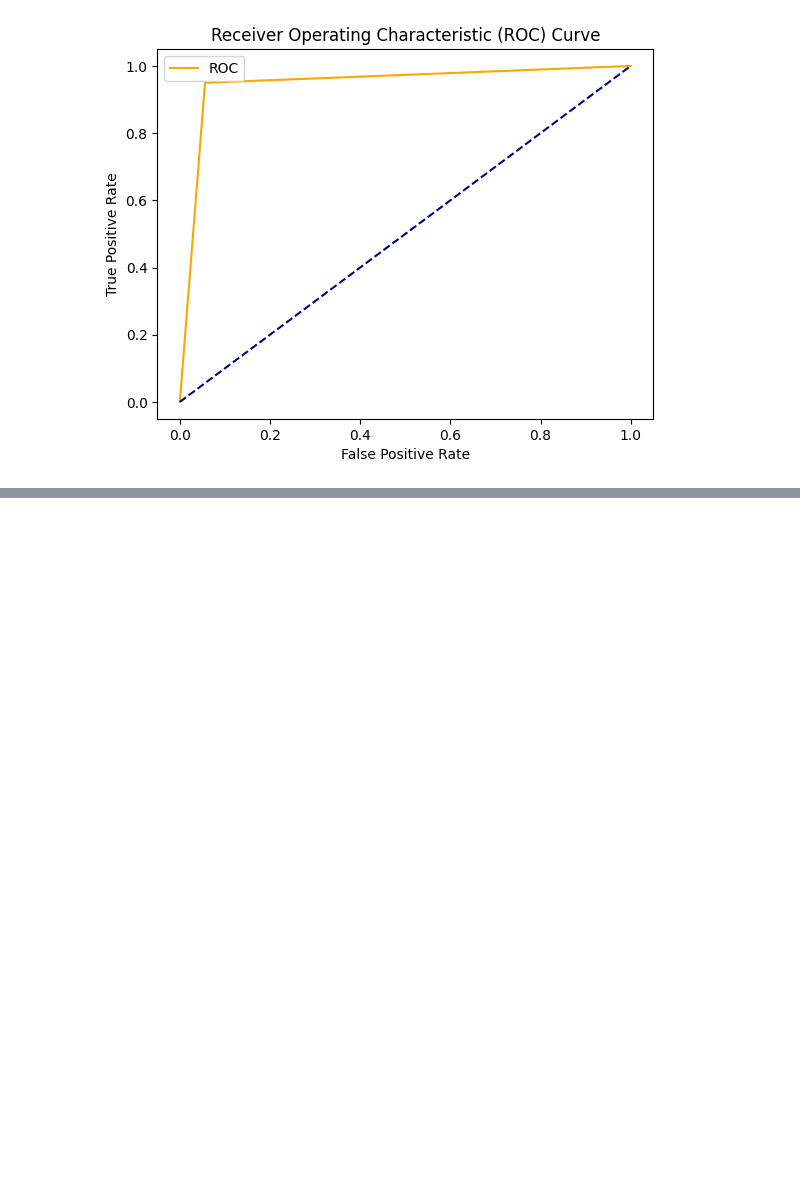
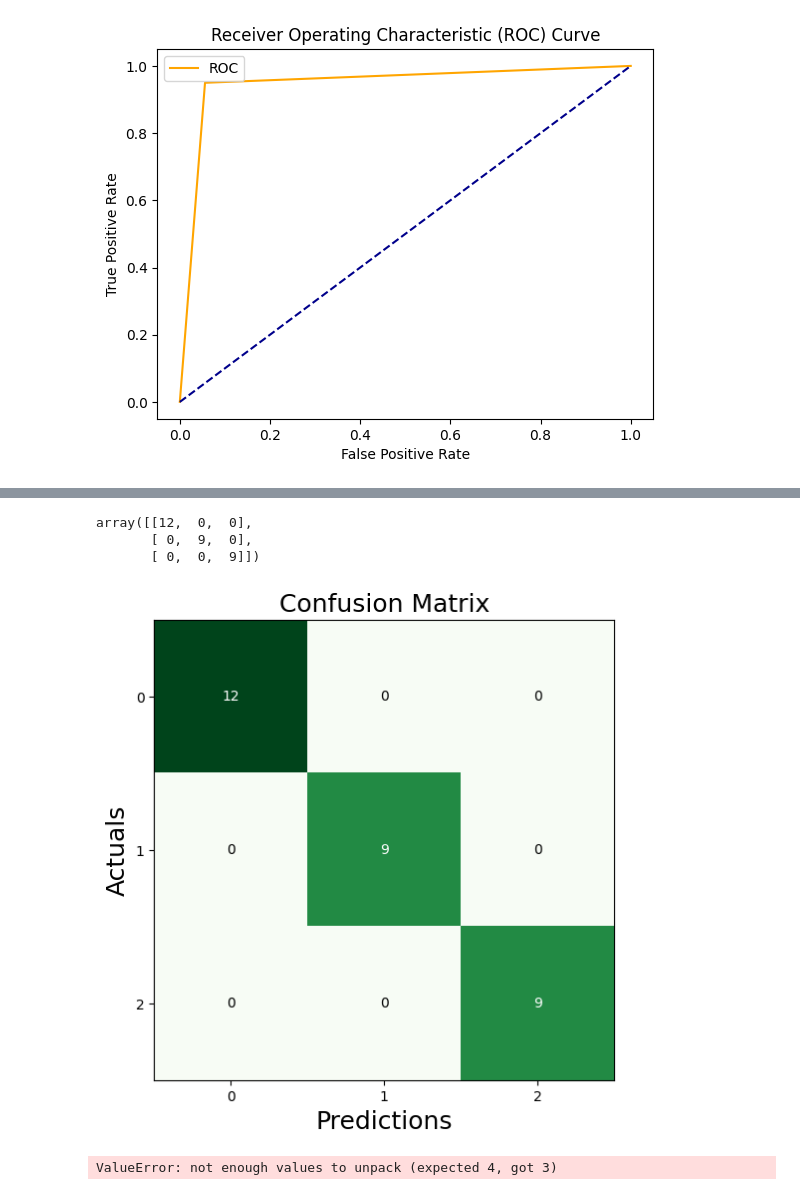
Before and after one commit to environmentallyconsciouscoder/developer_academy_ml_examples, a Jupyter notebook: evaluate_accuracy.ipynb, the cells around one changed output, grey strips where cells are left out. Cells and saved outputs as stored; diff of their text form; code cells hidden in the pictures; blank space fills up the shorter version.

```diff
--- a/evaluate_accuracy.ipynb
+++ b/evaluate_accuracy.ipynb
@@ -187,0 +188,53 @@ Note: you may need to restart the kernel to use updated packages.
+# %%
+iris = load_iris()
+
+X = iris.data
+y = iris.target
+
+
+## split the data
+X_train, X_test, y_train, y_test = train_test_split(X, y, test_size=0.20, random_state=32)
+
+
+## random classifier
+clf = RandomForestClassifier(n_estimators=20, random_state=32)
+
+
+clf.fit(X_train, y_train)
+
+
+
+# predict on the test set
+
+y_pred = clf.predict(X_test)
+# %%
+## multi labelconfusion matrix
+confusion_mat = confusion_matrix(y_test, y_pred)
+# %%
+confusion_mat
+# %% [output]
+array([[12,  0,  0],
+       [ 0,  9,  0],
+       [ 0,  0,  9]])
+# %%
+
+from mlxtend.plotting import plot_confusion_matrix
+fig, ax = plot_confusion_matrix(confusion_mat, figsize=(6, 6), cmap='Greens')
+ax.set_xlabel('Predictions', fontsize=18)
+ax.set_ylabel('Actuals', fontsize=18)
+ax.set_title('Confusion Matrix', fontsize=18)
+plt.show()
+# %% [output]
+[figure, added]
+# %%
+## ravel funcrion from scikit learn
+for element, conf in enumerate(confusion_mat):
+    TN, FP, FN, TP = conf.ravel()
+
+    print('class', element)
+    print(TN)
+    print(FP)
+    print(TN)
+    print(FN)
+# %% [output]
+ValueError: not enough values to unpack (expected 4, got 3)
```
Also changed, not shown: parts of 7 cells of this notebook.
